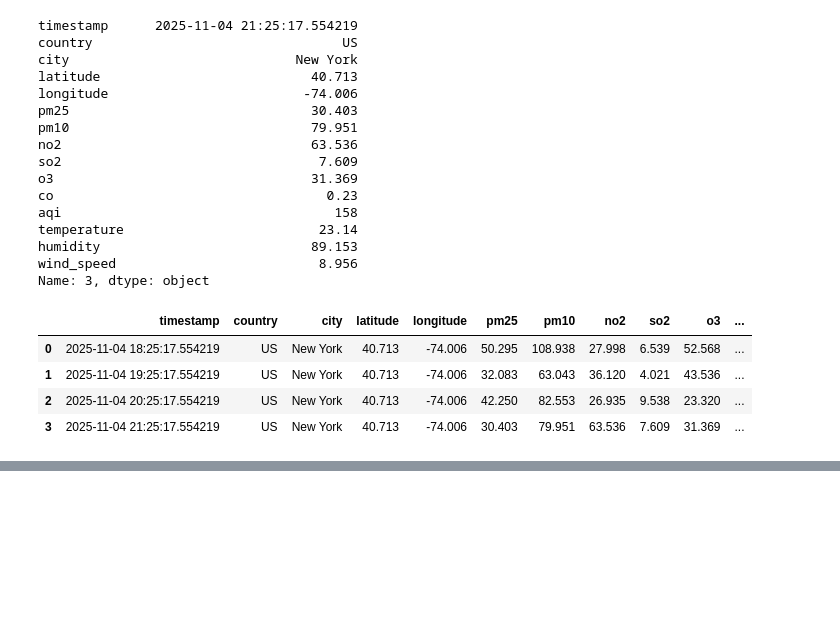
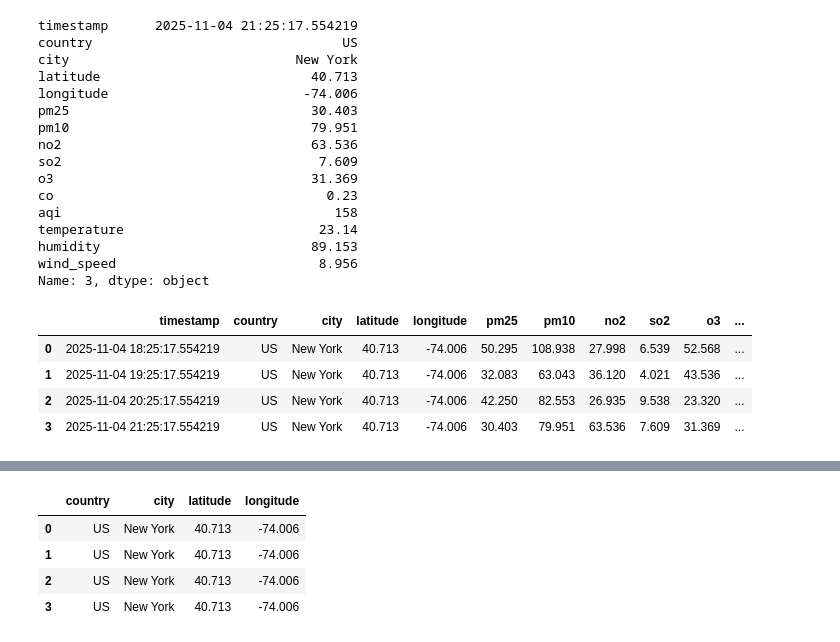
Before and after one commit to SourabhTiware/AI-ML-DS-Learning-Journey, a Jupyter notebook: 05 - Pandas part 1/Kaggle dataset with Practice/Practice_pandas_with_real_data.ipynb, the cells around one changed output, grey strips where cells are left out. Drawn from its saved outputs; the diff is of its cells as text; code cells hidden in the pictures; blank space fills up the shorter version.

```diff
--- a/05 - Pandas part 1/Kaggle dataset with Practice/Practice_pandas_with_real_data.ipynb
+++ b/05 - Pandas part 1/Kaggle dataset with Practice/Practice_pandas_with_real_data.ipynb
@@ -361,0 +380,8 @@ df.iloc[0:4] # start Idx : end Idx =>  In loc end Idx is exclusive
+# %%
+df.iloc[0:4, 1:5] # Last index exclusive in iloc.
+# %% [output]
+|  | country | city | latitude | longitude |
+| 0 | US | New York | 40.713 | -74.006 |
+| 1 | US | New York | 40.713 | -74.006 |
+| 2 | US | New York | 40.713 | -74.006 |
+| 3 | US | New York | 40.713 | -74.006 |
```
Also changed, not shown: parts of 8 cells of this notebook, 3 other files.
